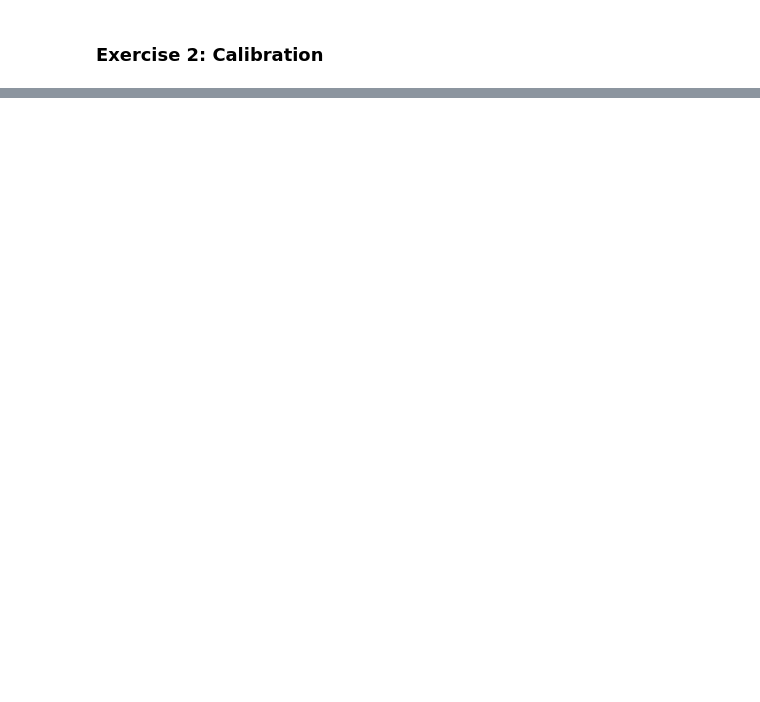
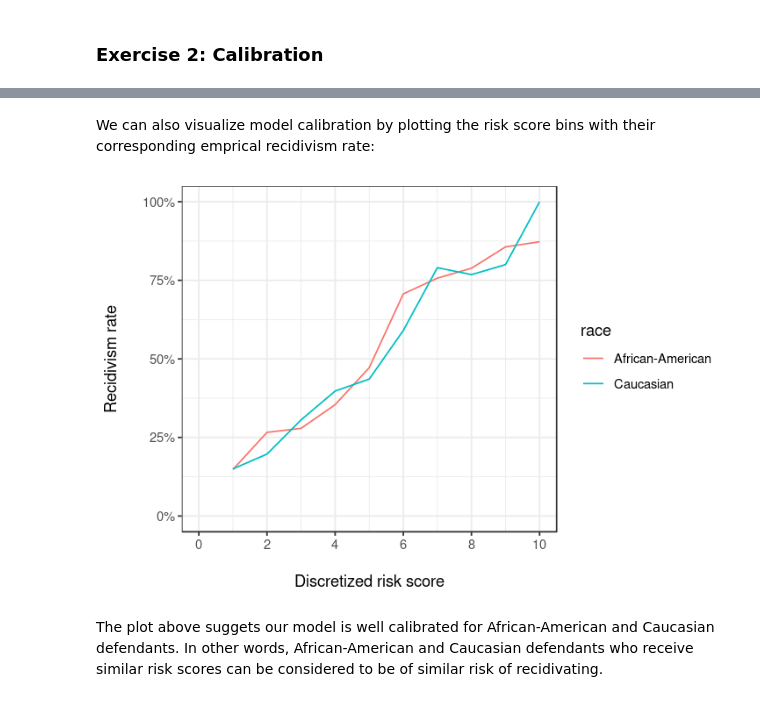
Before and after one commit to stanford-policylab/law-order-algo, a Jupyter notebook: notebooks/week-7-fairness_1-answers.ipynb, the cells around one changed output, grey strips where cells are left out. Saved outputs shown, nothing was run; the diff lists cells and outputs as text; code cells hidden in the pictures; blank space fills up the shorter version.

```diff
--- a/notebooks/week-7-fairness_1-answers.ipynb
+++ b/notebooks/week-7-fairness_1-answers.ipynb
@@ -269,0 +95,14 @@ A tibble: 2 × 3
+# %%
+# Calculate discretized risk score
+
+calibration_by_race <- compas_df %>%
+# WRITE CODE HERE
+# START solution
+    mutate(predicted_risk_score = round(risk * 10)) %>%
+    group_by(race, predicted_risk_score) %>%
+    summarize(recidivism_rate = mean(is_recid))
+# END solution
+
+# Put the recidivism rates of different races side by side
+calibration_by_race %>%
+    spread(race, recidivism_rate)
@@ -269,0 +121,16 @@ A tibble: 2 × 3
+# %% [markdown]
+We can also visualize model calibration by plotting the risk score bins with their corresponding emprical recidivism rate:
+# %%
+# Calibration plot
+ggplot(calibration_by_race,
+       aes(x = predicted_risk_score, y = recidivism_rate, color = race)) +
+    geom_line() +
+    scale_y_continuous(labels = scales::percent_format(1), limits = c(0, 1))+
+    scale_x_continuous(breaks = seq(0, 10, 2), limits = c(0, 10))+
+    labs(x = "\nDiscretized risk score",
+         y = "Recidivism rate\n")
+# %% [output]
+[figure, added]
+# %% [markdown]
+The plot above suggets our model is well calibrated for African-American and Caucasian defendants.
+In other words, African-American and Caucasian defendants who receive similar risk scores can be considered to be of similar risk of recidivating.
```
Also changed, not shown: parts of 43 cells of this notebook, 1 other file.
